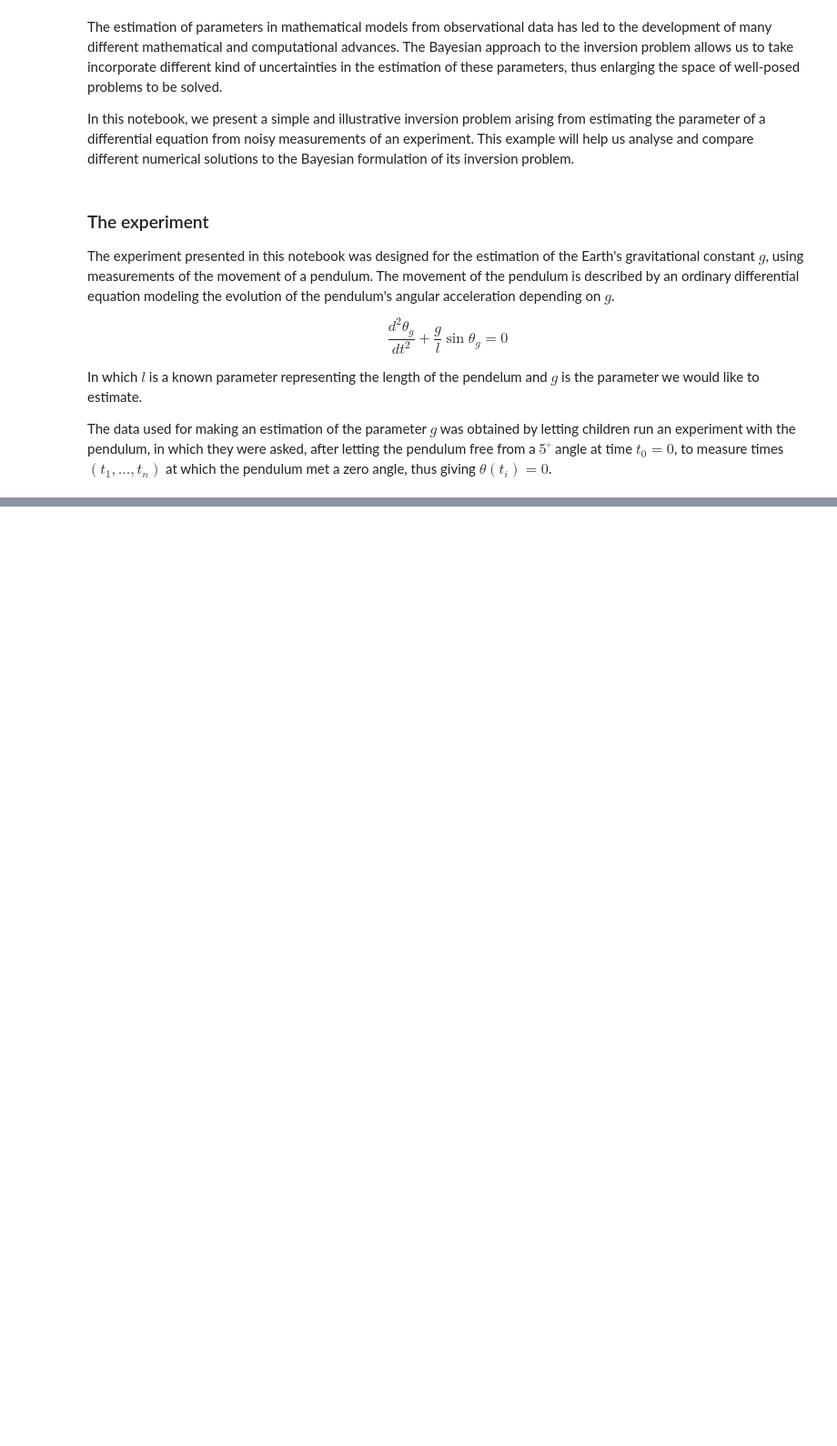
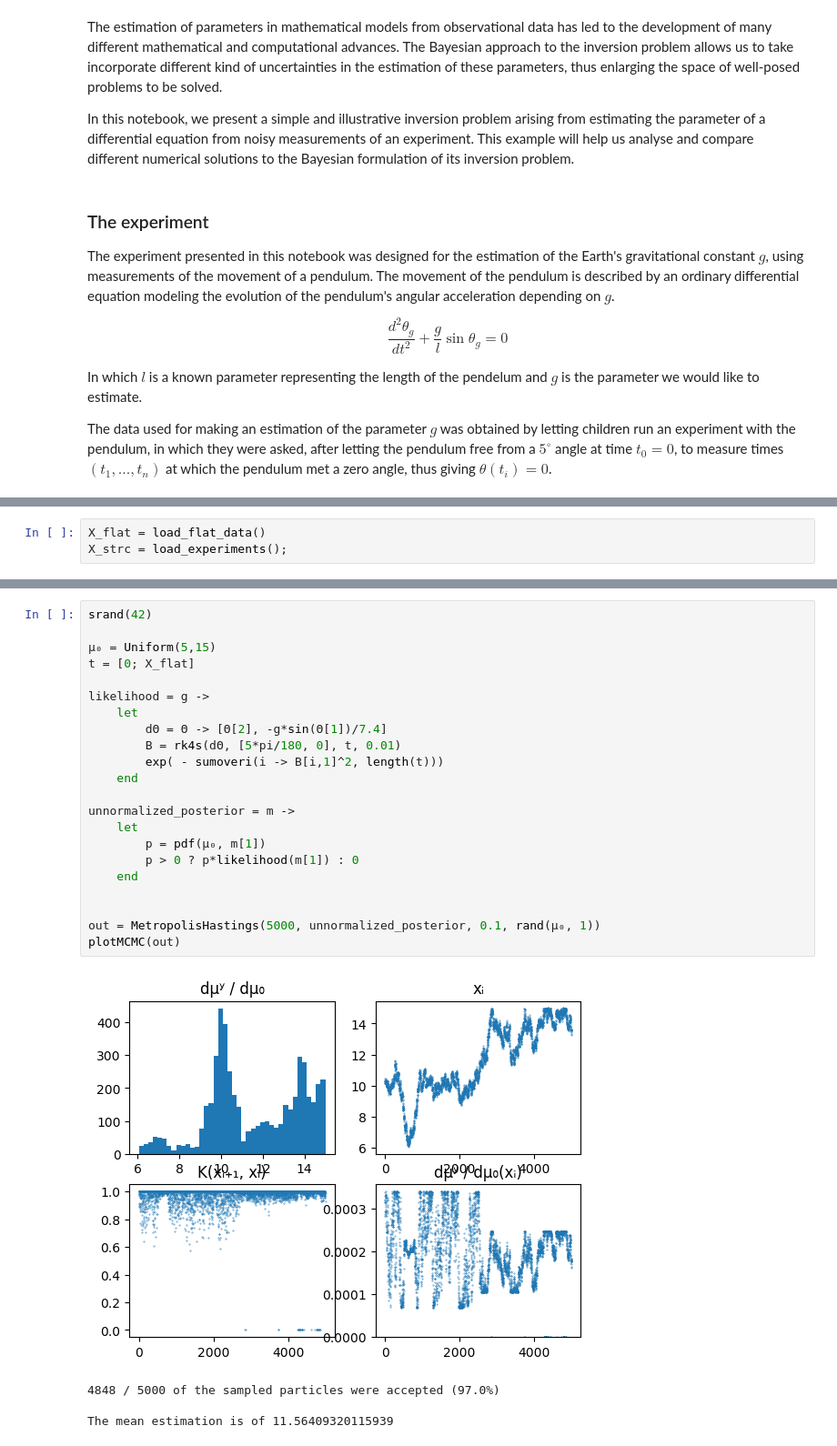
Before and after one commit to matthieubulte/smc, a Jupyter notebook: code/proposal.ipynb, the cells around one changed output, grey strips where cells are left out. Shown at 91% size. Drawn from its saved outputs; the diff is of its cells as text; blank space fills up the shorter version.

Commit message:
Prepare code experiments in proposal notebook

```diff
--- a/code/proposal.ipynb
+++ b/code/proposal.ipynb
@@ -55,0 +69,3 @@ $$
+# %%
+X_flat = load_flat_data()
+X_strc = load_experiments();
@@ -55,0 +131,27 @@ $$
+# %%
+srand(42)
+
+μ₀ = Uniform(5,15)
+t = [0; X_flat]
+
+likelihood = g ->
+    let
+        dΘ = Θ -> [Θ[2], -g*sin(Θ[1])/7.4]
+        B = rk4s(dΘ, [5*pi/180, 0], t, 0.01)
+        exp( - sumoveri(i -> B[i,1]^2, length(t)))
+    end
+
+unnormalized_posterior = m ->
+    let
+        p = pdf(μ₀, m[1])
+        p > 0 ? p*likelihood(m[1]) : 0
+    end
+
+
+out = MetropolisHastings(5000, unnormalized_posterior, 0.1, rand(μ₀, 1))
+plotMCMC(out)
+# %% [output]
+[figure, added]
+4848 / 5000 of the sampled particles were accepted (97.0%)
+
+The mean estimation is of 11.56409320115939
```
Also changed, not shown: parts of 9 cells of this notebook, 4 other files.
